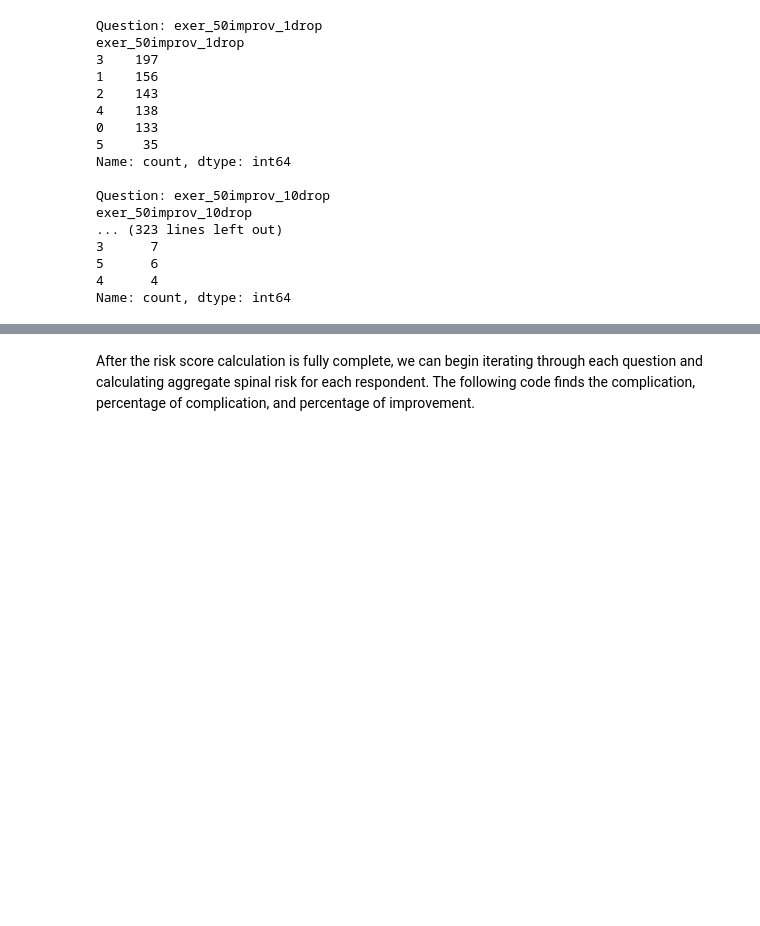
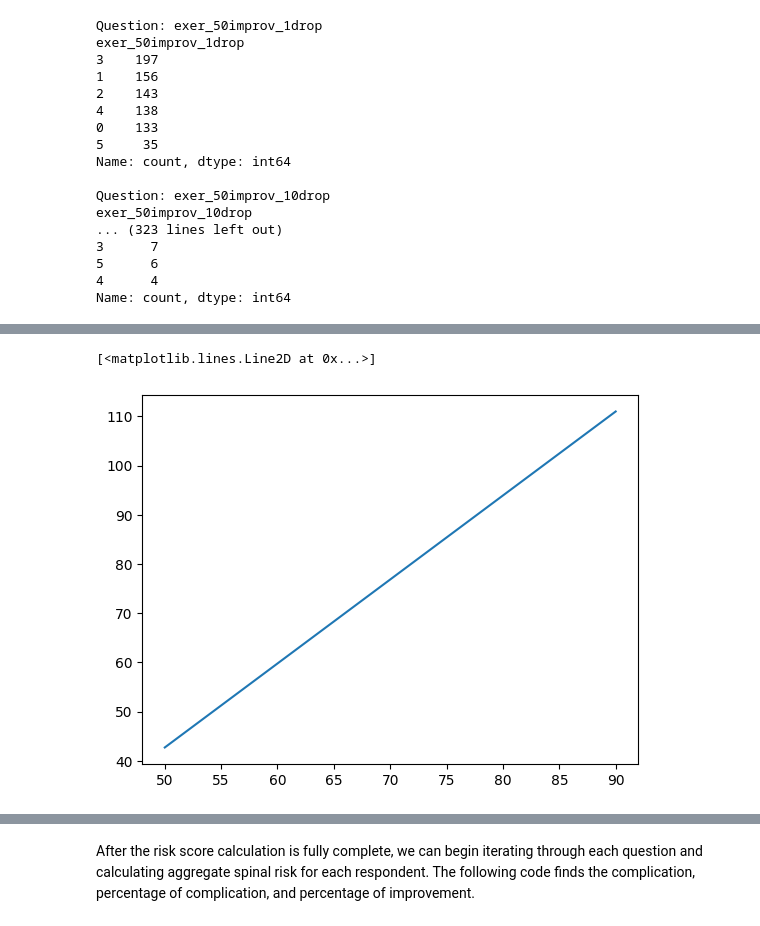
Before and after one commit to evanyfyip/vm-spinal-risk, a Jupyter notebook: vm-spinal-risk/notebooks/spinal_risk_calc.ipynb, the cells around one changed output, grey strips where cells are left out. Drawn from its saved outputs; the diff is of its cells as text; code cells hidden in the pictures; blank space fills up the shorter version.

```diff
--- a/vm-spinal-risk/notebooks/spinal_risk_calc.ipynb
+++ b/vm-spinal-risk/notebooks/spinal_risk_calc.ipynb
@@ -100,0 +229,5 @@ Name: count, dtype: int64
+# %%
+plt.plot(test, np.exp([work_50_WA, work_90_WA]))
+# %% [output]
+[<matplotlib.lines.Line2D at 0x...>]
+[figure, added]
```
Also changed, not shown: parts of 27 cells of this notebook.
